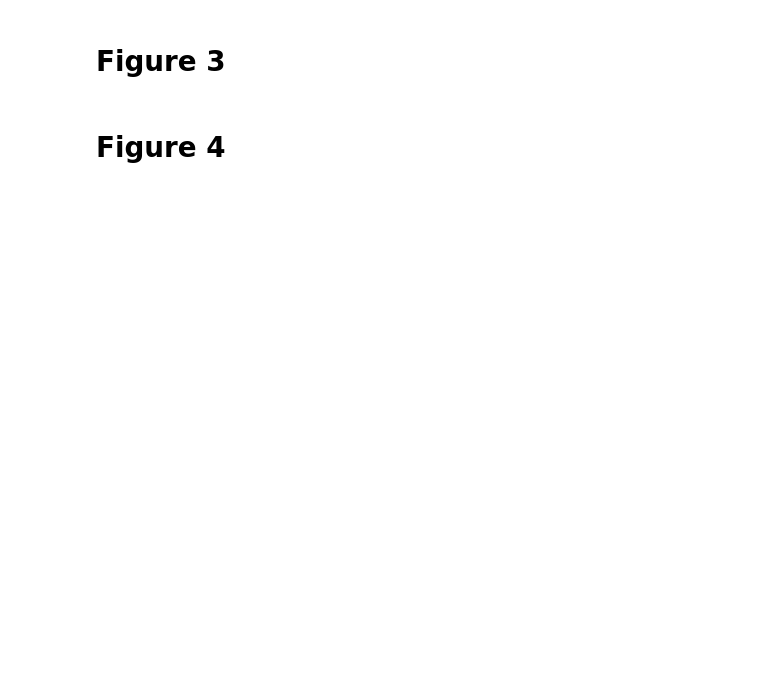
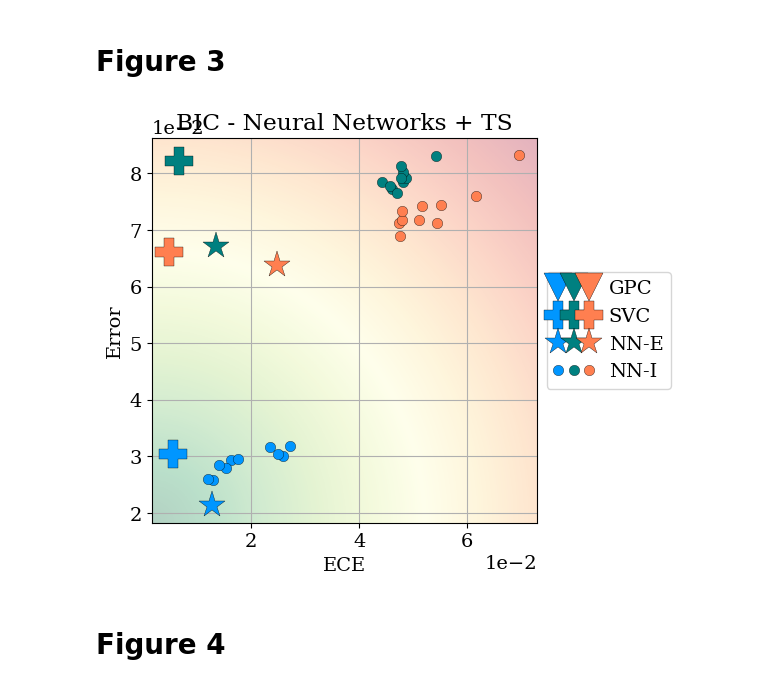
Before and after one commit to saeedmhz/model-calibration, a Jupyter notebook: figure-generation.ipynb, the cells around one changed output. Saved outputs shown, nothing was run; the diff lists cells and outputs as text; code cells hidden in the pictures; blank space fills up the shorter version.

```diff
--- a/figure-generation.ipynb
+++ b/figure-generation.ipynb
@@ -117,7 +120,7 @@ for d_num in datasets:
         errs = []
         mces = []
         for model_num in range(10):
-            probs = np.load(f'results/BIC{d_num}/NN/probs-tr_size-{tr_size}-model_num-{model_num}.npy')
+            probs = np.load(f'results/BIC{d_num}/NN/probs-test-tr_size-{tr_size}-model_num-{model_num}.npy')
             _, _, ece, acc, mce, _ = calib_curve(probs[:, 1], test_output)
             eces.append(ece)
             errs.append(1 - acc)
@@ -126,7 +129,7 @@ for d_num in datasets:
         errs_nn.append(errs)
         mces_nn.append(mces)
 
-        probs = np.load(f'results/BIC{d_num}/NN-AGG/probs-tr_size-{tr_size}.npy')
+        probs = np.load(f'results/BIC{d_num}/NN-AGG/probs-test-tr_size-{tr_size}.npy')
         _, _, ece, acc, mce, _ = calib_curve(probs[:, 1], test_output)
         eces_nn_agg.append(ece)
         errs_nn_agg.append(1 - acc)
@@ -158,41 +161,43 @@ ax.grid('on')
 
 colors = ['#0096FF', '#008080', '#FF7F50']
 
-
+"""
 c0_plots = []
 for d_num, (eces, errs) in enumerate(zip(ECEs_gpc, ERRs_gpc)):
         c0_plots.append(plt.plot(eces, errs, 'v', color=colors[d_num], markersize=20, markeredgecolor='k', markeredgewidth=0.25, alpha=1.0))
-
+"""
 c1_plots = []
 for d_num, (eces, errs) in enumerate(zip(ECEs_svc, ERRs_svc)):
         c1_plots.append(plt.plot(eces, errs, 'P', color=colors[d_num], markersize=20, markeredgecolor='k', markeredgewidth=0.25, alpha=1.0))
 
 c2_plots = []
 for d_num, (eces, errs) in enumerate(zip(ECEs_nn_agg, ERRs_nn_agg)):
         c2_plots.append(plt.plot(eces, errs, '*', color=colors[d_num], markersize=20, markeredgecolor='k', markeredgewidth=0.25, alpha=1.0))
 
 c3_plots = []
 for d_num, (eces, errs) in enumerate(zip(ECEs_nn, ERRs_nn)):
     c3_plots.append(plt.plot(eces[0], errs[0], '.', color=colors[d_num], markersize=15, markeredgecolor='k', markeredgewidth=0.25, alpha=1.0)[0])
     plt.plot(eces[1:], errs[1:], '.', color=colors[d_num], markersize=15, markeredgecolor='k', markeredgewidth=0.25, alpha=1.0)
 
 xx = list(ax.get_xlim())
 yy = list(ax.get_ylim())
 res = 256
 backg = np.zeros((res, res))
 for i in range(res):
     for j in range(res):
         backg[res-i-1, j] = -np.sqrt((1+i)**2 + (1+j)**2)
 plt.imshow(backg, cmap='RdYlGn', extent=[xx[0], xx[1], yy[0], yy[1]], alpha=0.3)
 
 plt.legend([c0_plots, c1_plots, c2_plots, c3_plots], ['GPC', 'SVC', 'NN-E', 'NN-I'], handler_map={list: HandlerTuple(ndivide=None)}, loc='center left', bbox_to_anchor=(1, 0.5))
 
 ax.set_aspect((xx[1]-xx[0]) / (yy[1]-yy[0]))
 
 #plt.savefig('figures/figure3-errVSece.svg', transparent=True)
 plt.savefig('figures/figure3-errVSece.png', dpi=300, bbox_inches='tight', transparent=True)
 
 plt.show()
+# %% [output]
+[figure, added]
 # %% [markdown]
 # Figure 4
 # %%
```
Also changed, not shown: parts of 6 cells of this notebook, 2 other files.
